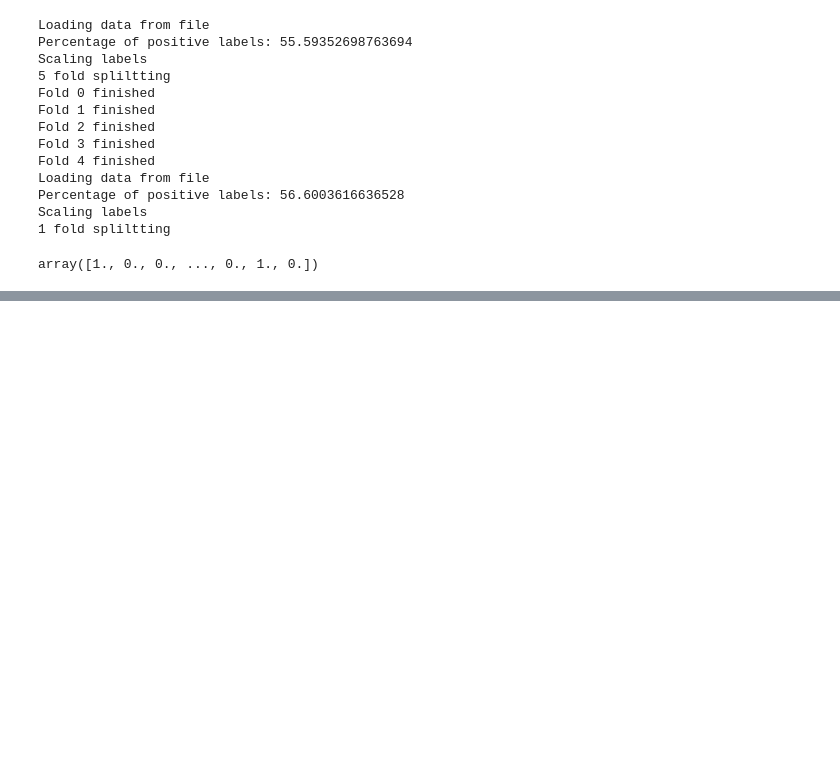
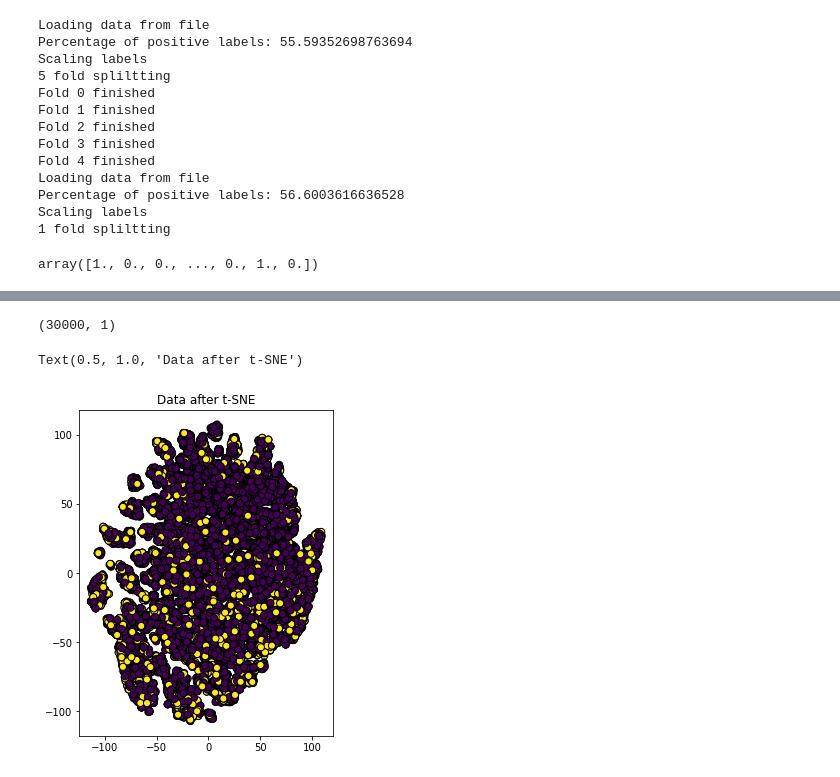
Before and after one commit to huuthieu/fedonce-ssl, a Jupyter notebook: phishing.ipynb, the cells around one changed output, grey strips where cells are left out. Saved outputs shown, nothing was run; the diff lists cells and outputs as text; code cells hidden in the pictures; blank space fills up the shorter version.

```diff
--- a/phishing.ipynb
+++ b/phishing.ipynb
@@ -107,0 +579,15 @@ array([1., 0., 0., ..., 0., 1., 0.])
+# %%
+from ucimlrepo import fetch_ucirepo
+
+# fetch dataset
+default_of_credit_card_clients = fetch_ucirepo(id=350)
+
+# data (as pandas dataframes)
+X = default_of_credit_card_clients.data.features
+y = default_of_credit_card_clients.data.targets
+
+# metadata
+print(default_of_credit_card_clients.metadata)
+
+# variable information
+print(default_of_credit_card_clients.variables)
@@ -107,0 +622,21 @@ array([1., 0., 0., ..., 0., 1., 0.])
+# %%
+y
+# %% [output]
+(30000, 1)
+# %%
+from sklearn.manifold import TSNE
+
+tsne = TSNE(n_components=2, random_state=42)
+X_tsne = tsne.fit_transform(X.to_numpy())
+
+# Visualize the data
+plt.figure(figsize=(10, 6))
+
+
+# Plot the t-SNE-transformed data colored by the labels
+plt.subplot(1, 2, 2)
+plt.scatter(X_tsne[:, 0], X_tsne[:, 1], c=y.to_numpy(), cmap='viridis', edgecolor='k', s=50)
+plt.title('Data after t-SNE')
+# %% [output]
+Text(0.5, 1.0, 'Data after t-SNE')
+[figure, added]
```
Also changed, not shown: parts of 42 cells of this notebook, 7 other files.
